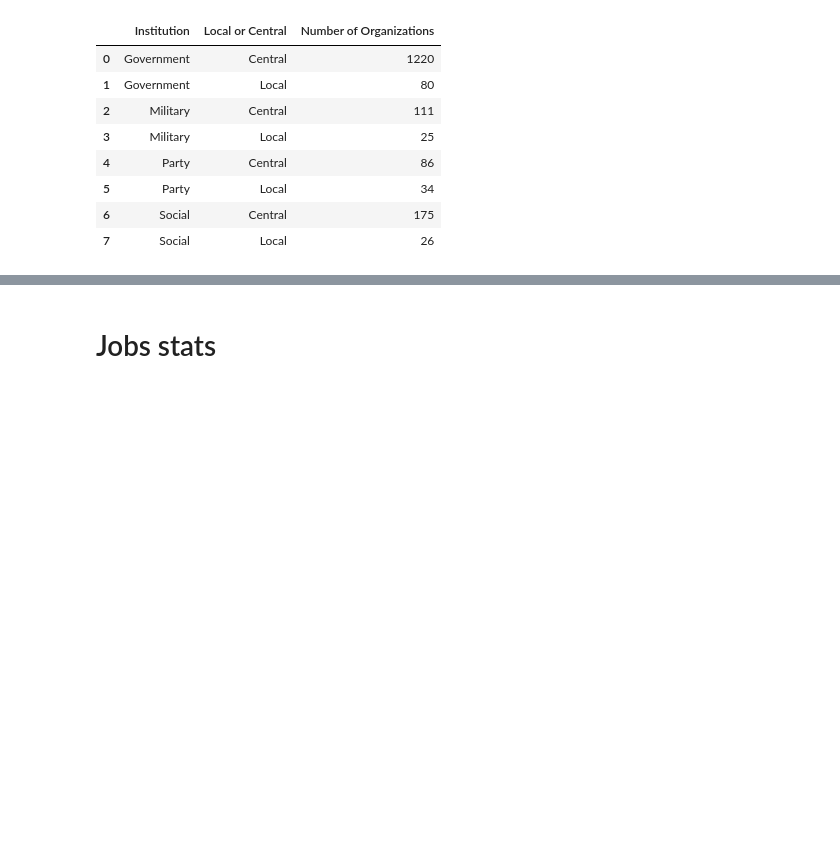
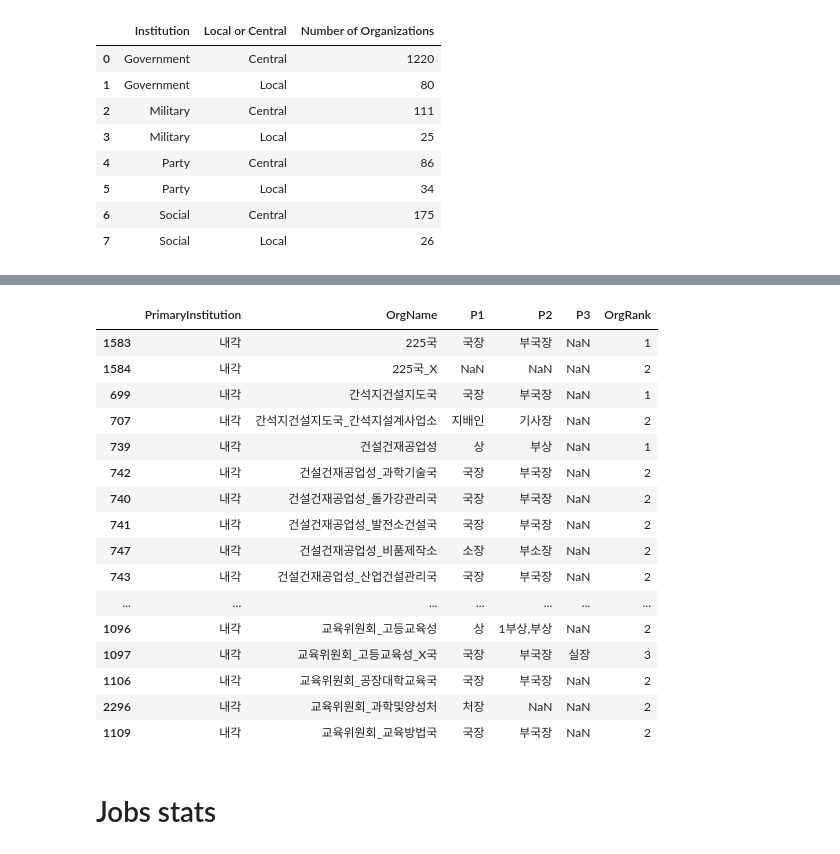
Before and after one commit to seouljake/nkelites, a Jupyter notebook: scripts/3 scripts - anaylsis/2023.10.04 Research Note/1.1_descriptive_org & ljobs.ipynb, the cells around one changed output, grey strips where cells are left out. Saved outputs shown, nothing was run; the diff lists cells and outputs as text; code cells hidden in the pictures; blank space fills up the shorter version.

```diff
--- a/scripts/3 scripts - anaylsis/2023.10.04 Research Note/1.1_descriptive_org & ljobs.ipynb
+++ b/scripts/3 scripts - anaylsis/2023.10.04 Research Note/1.1_descriptive_org & ljobs.ipynb
@@ -323,0 +350,24 @@ stat3
+# %%
+select_cols = ["PrimaryInstitution","OrgName","P1","P2","P3","OrgRank"]
+sort_cols = ["PrimaryInstitution","OrgName"]
+select_rows = (org2["PrimaryInstitution"]=="내각")
+orgtree_sample_gov = org2.loc[select_rows,select_cols].sort_values(sort_cols).head(50)
+orgtree_sample_gov
+# %% [output]
+|  | PrimaryInstitution | OrgName | P1 | P2 | P3 | OrgRank |
+| 1583 | 내각 | 225국 | 국장 | 부국장 | NaN | 1 |
+| 1584 | 내각 | 225국_X | NaN | NaN | NaN | 2 |
+| 699 | 내각 | 간석지건설지도국 | 국장 | 부국장 | NaN | 1 |
+| 707 | 내각 | 간석지건설지도국_간석지설계사업소 | 지배인 | 기사장 | NaN | 2 |
+| 739 | 내각 | 건설건재공업성 | 상 | 부상 | NaN | 1 |
+| 742 | 내각 | 건설건재공업성_과학기술국 | 국장 | 부국장 | NaN | 2 |
+| 740 | 내각 | 건설건재공업성_돌가강관리국 | 국장 | 부국장 | NaN | 2 |
+| 741 | 내각 | 건설건재공업성_발전소건설국 | 국장 | 부국장 | NaN | 2 |
+| 747 | 내각 | 건설건재공업성_비품제작소 | 소장 | 부소장 | NaN | 2 |
+| 743 | 내각 | 건설건재공업성_산업건설관리국 | 국장 | 부국장 | NaN | 2 |
+| ... | ... | ... | ... | ... | ... | ... |
+| 1096 | 내각 | 교육위원회_고등교육성 | 상 | 1부상,부상 | NaN | 2 |
+| 1097 | 내각 | 교육위원회_고등교육성_X국 | 국장 | 부국장 | 실장 | 3 |
+| 1106 | 내각 | 교육위원회_공장대학교육국 | 국장 | 부국장 | NaN | 2 |
+| 2296 | 내각 | 교육위원회_과학및양성처 | 처장 | NaN | NaN | 2 |
+| 1109 | 내각 | 교육위원회_교육방법국 | 국장 | 부국장 | NaN | 2 |
```
Also changed, not shown: parts of 5 cells of this notebook, 3 other files.
